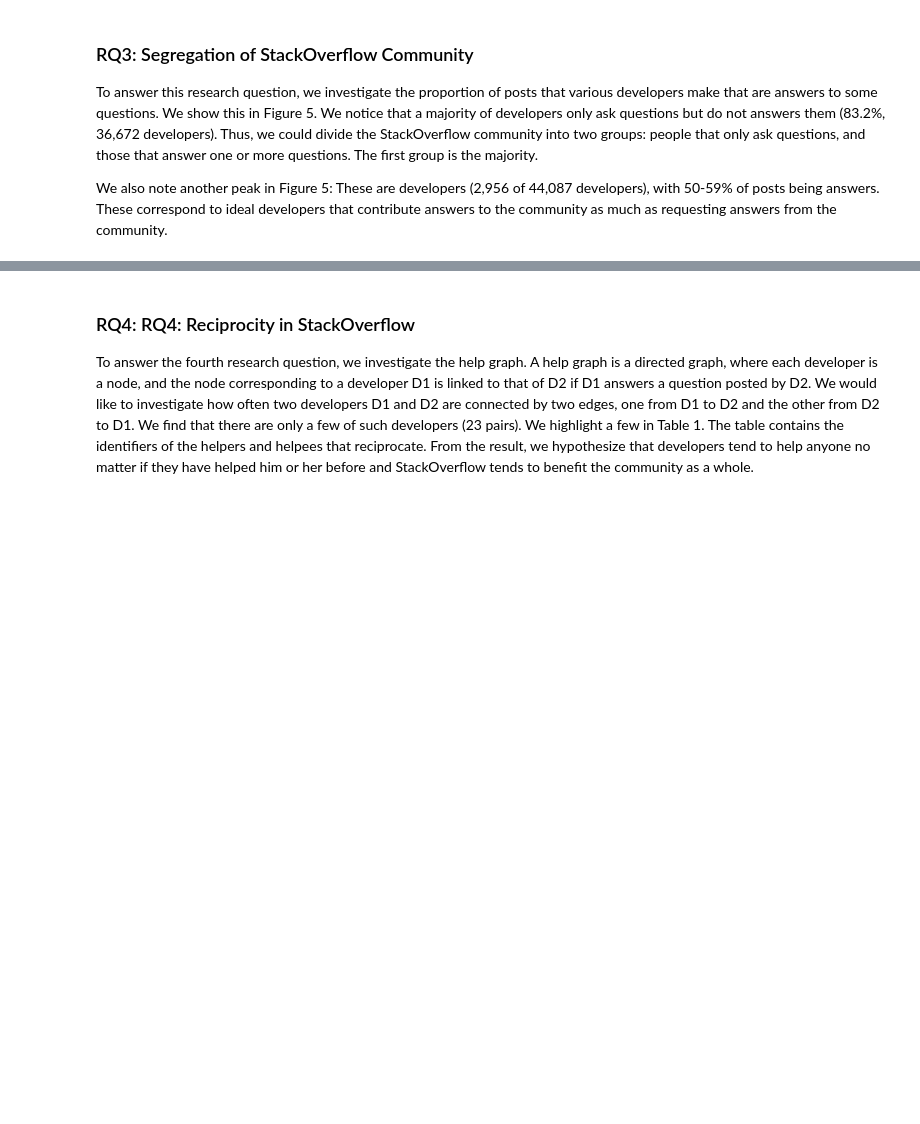
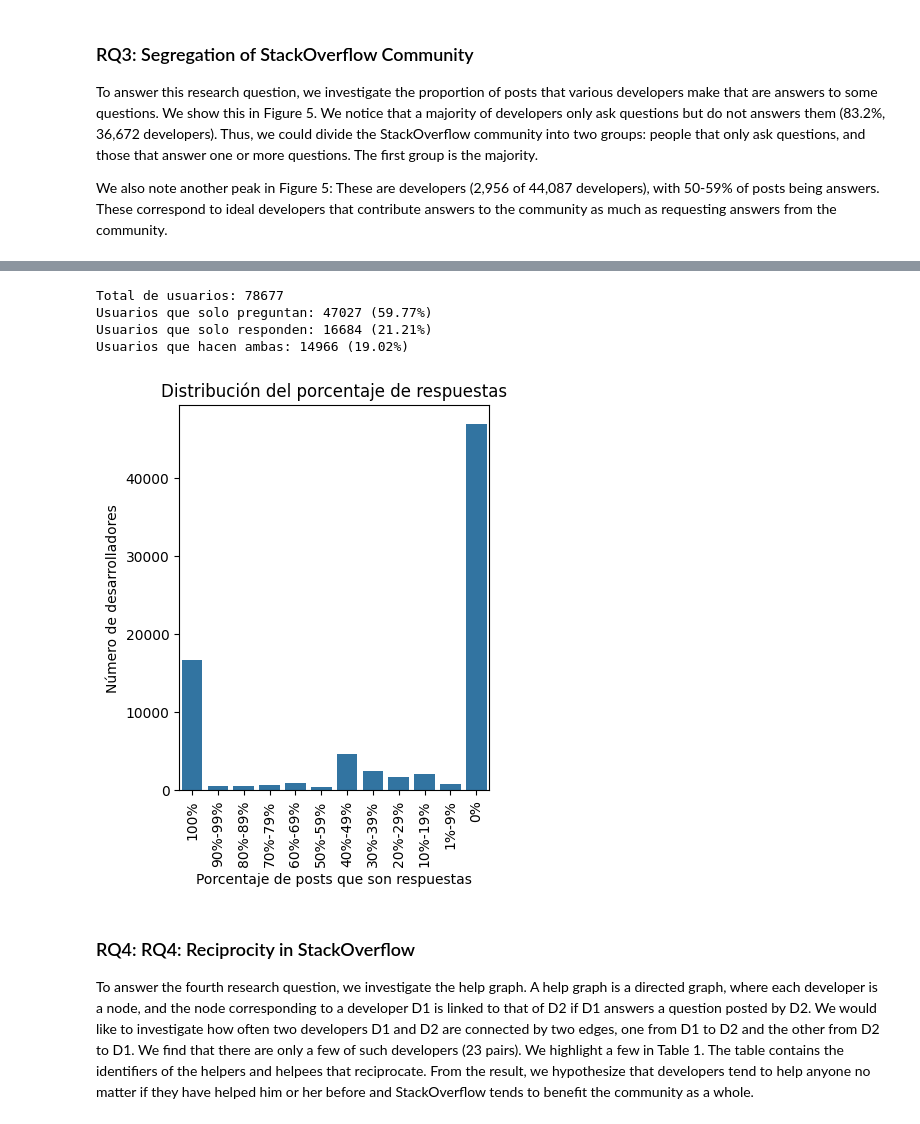
Before and after one commit to valevil27/dbge-pyarrow, a Jupyter notebook: exercises.ipynb, the cells around one changed output, grey strips where cells are left out. Cells and saved outputs as stored; diff of their text form; code cells hidden in the pictures; blank space fills up the shorter version.

```diff
--- a/exercises.ipynb
+++ b/exercises.ipynb
@@ -94,12 +95,16 @@ plt.show()
 # %% [output]
 [figure]
 # %%
-# Numero total de usuarios activos
-active_users = pc.count_distinct(
-    posts.to_table(filter=pc.field("PostTypeId").isin([1, 2]))
-    ["OwnerUserId"].drop_null()
-).as_py()
+# Se usará luego
+total_count: pa.Table = (
+    posts.to_table(filter=pc.field('PostTypeId').isin([1,2]))
+        .group_by("OwnerUserId")
+        .aggregate([("Id", "count")])
+        .drop_null()
+        .rename_columns(["OwnerUserId", "TotalCount"])
+    )
 
+active_users = total_count.num_rows
 active_with_questions = question_count.num_rows
 
 users_1q = question_count.filter(pc.field("QuestionCount") == 1).num_rows
@@ -126,8 +131,7 @@ We plot the histogram of answerers in Figure 3. The graph shows the number of de
 
 Compared with the distribution of questioners, the distribution of answers is different. The number of developers that answer a substantial number of questions (> 5) is more than the number of developers that ask a substantial number of questions (> 5)—3,424 (7.8%) versus 701 (1.6%). This may imply that many developers on StackOverflow are interested
 # %%
-import pyarrow as pa
-answer_count = (
+answer_count: pa.Table = (
     posts.to_table(filter=pc.field("PostTypeId") == 2)
     .group_by("OwnerUserId")
     .aggregate([("Id", "count")])
@@ -197,3 +201,14 @@ Número máximo de respuestas de un usuario: 5728
 To answer this research question, we investigate the proportion of posts that various developers make that are answers to some questions. We show this in Figure 5. We notice that a majority of developers only ask questions but do not answers them (83.2%, 36,672 developers). Thus, we could divide the StackOverflow community into two groups: people that only ask questions, and those that answer one or more questions. The first group is the majority.
 
 We also note another peak in Figure 5: These are developers (2,956 of 44,087 developers), with 50-59% of posts being answers. These correspond to ideal developers that contribute answers to the community as much as requesting answers from the community.
+# %%
+total = total_count.join(question_count, "OwnerUserId", "OwnerUserId")\
+    .join(answer_count, "OwnerUserId", "OwnerUserId")
+total = total\
+    .set_column( 2, "QuestionCount", total.column("QuestionCount").fill_null(fill_value=0))\
+    .set_column(3, "AnswerCount", total.column("AnswerCount").fill_null(fill_value=0))
+total = total.add_column(
+    4, "PropAnswers",
+    pc.divide(total["AnswerCount"].cast(pa.float64()), total["TotalCount"]),
+)
+total
@@ -200,3 +228,39 @@ We also note another peak in Figure 5: These are developers (2,956 of 44,087 dev
+# %%
+users_only_questions = total.filter(pc.field("AnswerCount") == 0).num_rows
+users_only_answers = total.filter(pc.field("QuestionCount") == 0).num_rows
+users_balanced = active_users - users_only_answers - users_only_questions
+
+prop_only_questions = users_only_questions/ active_users
+prop_only_answers = users_only_answers / active_users
+prop_balanced = 1 - prop_only_answers - prop_only_questions
+
+print(f"Total de usuarios: {active_users}")
+print(f"Usuarios que solo preguntan: {users_only_questions} ({prop_only_questions:.2%})")
+print(f"Usuarios que solo responden: {users_only_answers} ({prop_only_answers:.2%})")
+print(f"Usuarios que hacen ambas: {users_balanced} ({prop_balanced:.2%})")
+# %% [output]
+Total de usuarios: 78677
+Usuarios que solo preguntan: 47027 (59.77%)
+Usuarios que solo responden: 16684 (21.21%)
+Usuarios que hacen ambas: 14966 (19.02%)
+# %%
+import seaborn as sns
+
+rq3 = total.select(["PropAnswers"]).to_pandas()
+
+bins = [0, 1, 10, 20, 30, 40, 50, 60, 70, 80, 90, 99.99,101]
+bin_labels = [ '0%', '1%-9%', '10%-19%', '20%-29%', '30%-39%', '40%-49%', '50%-59%', '60%-69%', '70%-79%', '80%-89%', '90%-99%', '100%', ]
+rq3['bins'] = pd.cut(rq3['PropAnswers']*100, bins=bins, labels=bin_labels, include_lowest=True)
+
+plt.figure(figsize = (4,5))
+sns.countplot(x = rq3['bins'], orient='v').invert_xaxis()
+plt.xticks(rotation = 90)
+plt.title("Distribución del porcentaje de respuestas")
+plt.xlabel("Porcentaje de posts que son respuestas")
+plt.ylabel("Número de desarrolladores")
+plt.show()
+# %% [output]
+[figure, added]
 # %% [markdown]
 ### RQ4: RQ4: Reciprocity in StackOverflow
 To answer the fourth research question, we investigate the help graph. A help graph is a directed graph, where each developer is a node, and the node corresponding to a developer D1 is linked to that of D2 if D1 answers a question posted by D2. We would like to investigate how often two developers D1 and D2 are connected by two edges, one from D1 to D2 and the other from D2 to D1. We find that there are only a few of such developers (23 pairs). We highlight a few in Table 1. The table contains the identifiers of the helpers and helpees that reciprocate. From the result, we hypothesize that developers tend to help anyone no matter if they have helped him or her before and StackOverflow tends to benefit the community as a whole.
```
Also changed, not shown: parts of 3 cells of this notebook.
